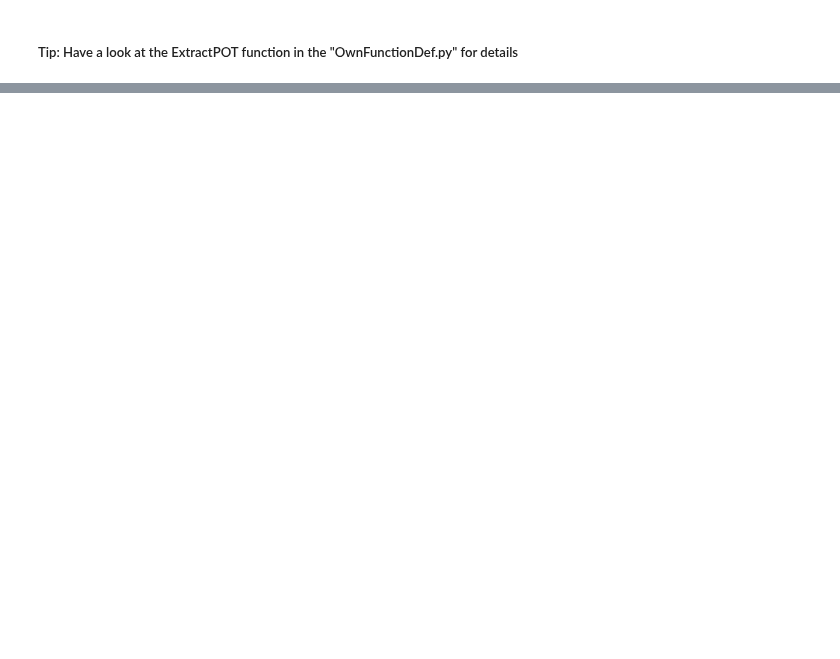
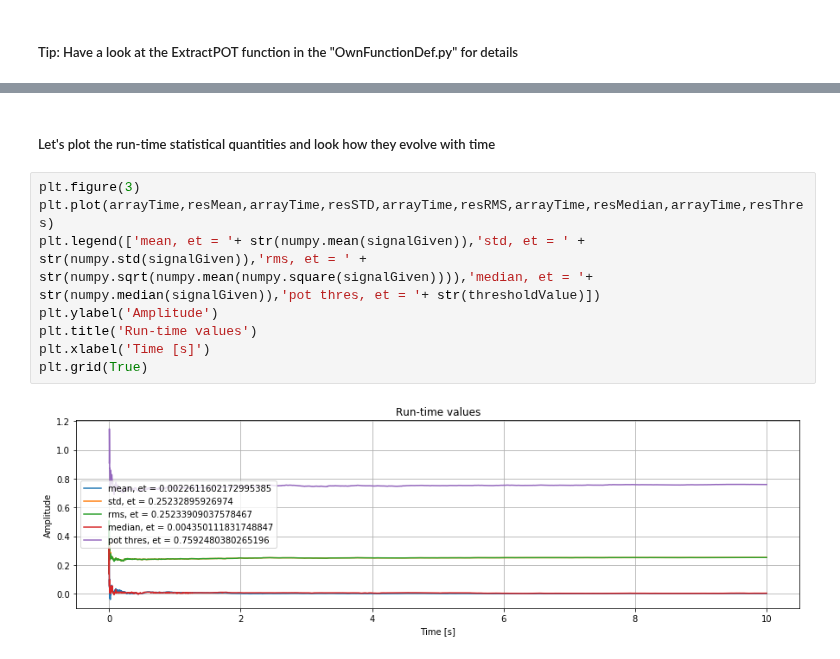
Before and after one commit to mpentek/SWELecture, a Jupyter notebook: 02_ExwithGeneratedSignal_StructuralWindEngg.ipynb, the cells around one changed output, grey strips where cells are left out. Drawn from its saved outputs; the diff is of its cells as text; blank space fills up the shorter version.

```diff
--- a/02_ExwithGeneratedSignal_StructuralWindEngg.ipynb
+++ b/02_ExwithGeneratedSignal_StructuralWindEngg.ipynb
@@ -508,0 +538,12 @@ plt.grid(True)
+# %% [markdown]
+##### Let's plot the run-time statistical quantities and look how they evolve with time
+# %%
+plt.figure(3)
+plt.plot(arrayTime,resMean,arrayTime,resSTD,arrayTime,resRMS,arrayTime,resMedian,arrayTime,resThres)
+plt.legend(['mean, et = '+ str(numpy.mean(signalGiven)),'std, et = ' + str(numpy.std(signalGiven)),'rms, et = ' + str(numpy.sqrt(numpy.mean(numpy.square(signalGiven)))),'median, et = '+ str(numpy.median(signalGiven)),'pot thres, et = '+ str(thresholdValue)])
+plt.ylabel('Amplitude')
+plt.title('Run-time values')
+plt.xlabel('Time [s]')
+plt.grid(True)
+# %% [output]
+[figure, added]
```
Also changed, not shown: parts of 38 cells of this notebook, 2 other files.
